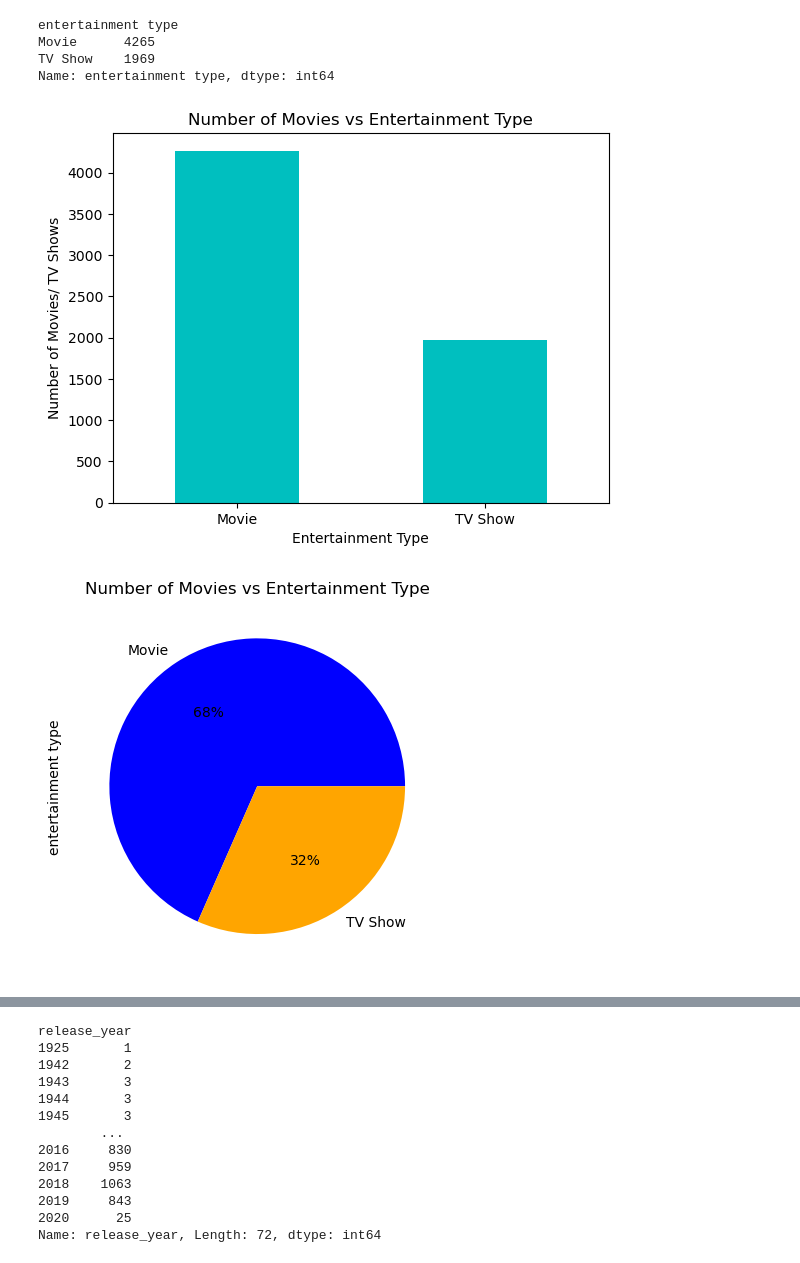
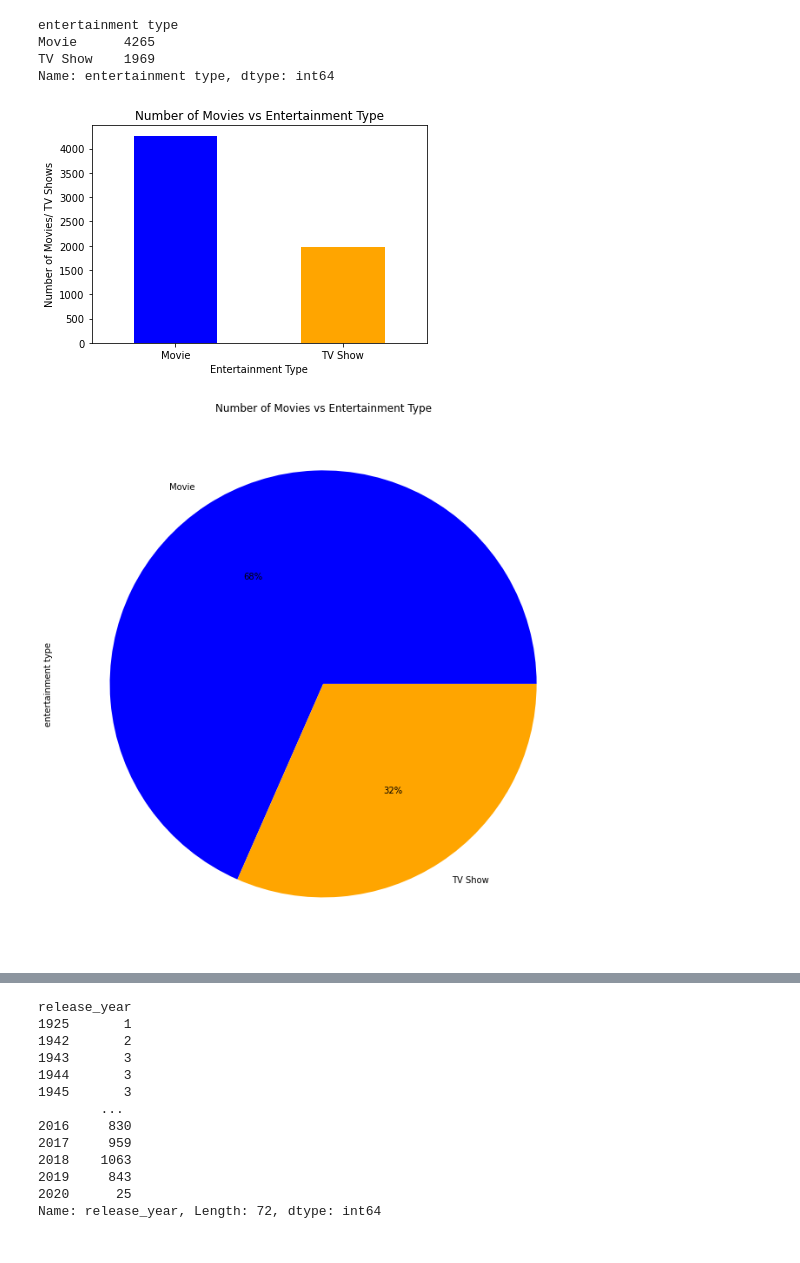
Before and after one commit to guptga/NetFlix-Movies-and-TV-Shows-Analysis, a Jupyter notebook: Netflix Data Analysis .ipynb, the cells around one changed output, grey strips where cells are left out. Drawn from its saved outputs; the diff is of its cells as text; code cells hidden in the pictures.

```diff
--- a/Netflix Data Analysis .ipynb
+++ b/Netflix Data Analysis .ipynb
@@ -242,20 +213,20 @@ Movie      4265
 TV Show    1969
 Name: entertainment type, dtype: int64
 # %%
-netflix_type_count.plot(x = "entertainment type", y = "entertainment type", kind = "bar", color='c')
+# creating a bar plot to show number of movies and tv shows released
+netflix_type_count.plot(x = "entertainment type", y = "entertainment type", kind = "bar", color=["blue","orange"])
 plt.title("Number of Movies vs Entertainment Type")
 plt.xlabel("Entertainment Type",  )
 plt.xticks(rotation="horizontal")
 plt.ylabel("Number of Movies/ TV Shows")
 plt.show()
 # %% [output]
-[figure, old version]
+[figure, new version]
 # %%
-#2nd visual for entertainment type
-netflix_type_count.plot.pie(autopct='%1.0f%%' , colors = ['blue', 'orange'],)
-
+#pie plot for movies and tv shows distribution on netflix
+netflix_type_count.plot.pie(autopct='%1.0f%%' , colors = ['blue', 'orange'],figsize=(11,20))
 plt.title("Number of Movies vs Entertainment Type")
 plt.show()
 # %% [output]
-[figure, old version]
+[figure, new version]
 # %%
```
Also changed, not shown: parts of 37 cells of this notebook.
